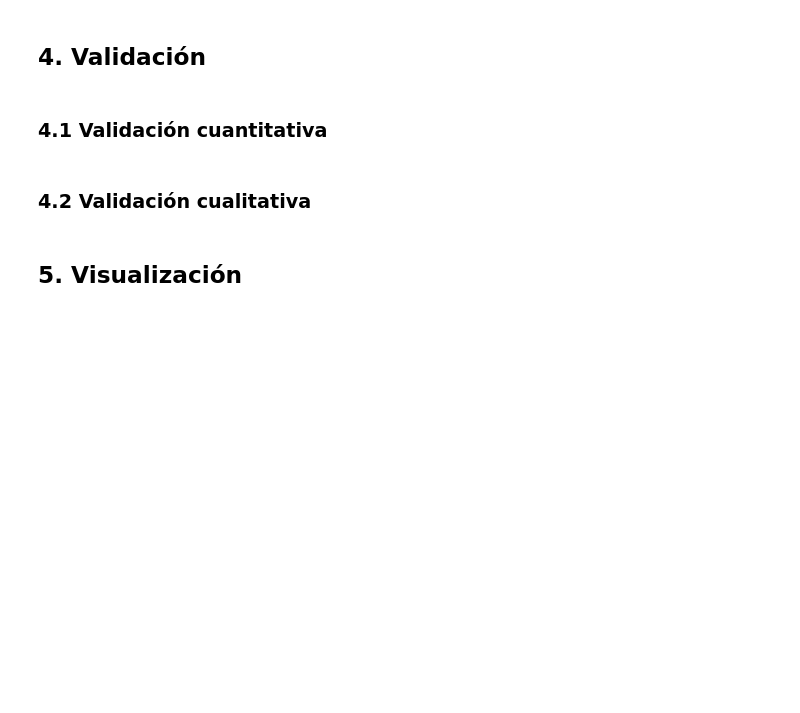
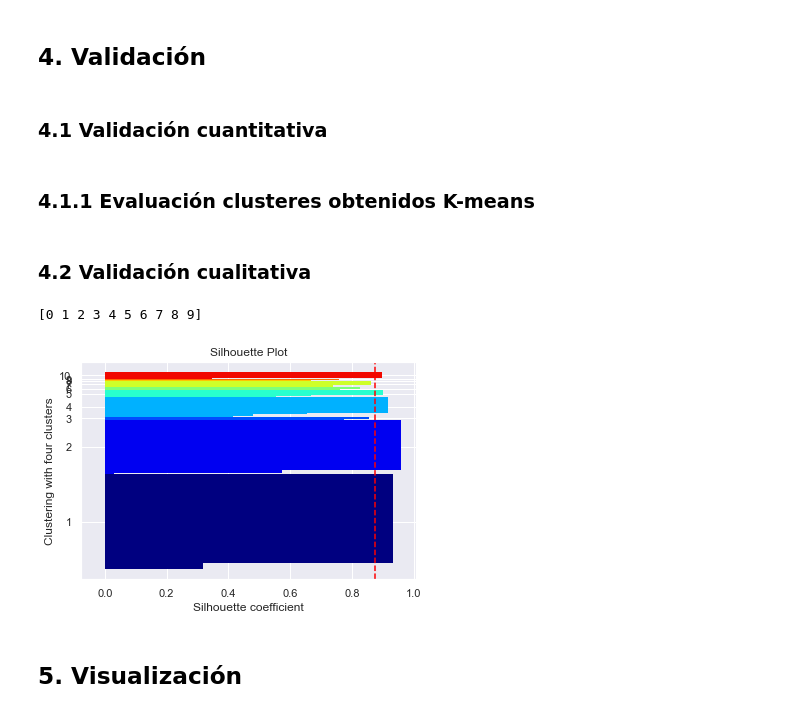
Before and after one commit to jjosorioc/ISIS3301-lab01-clustering, a Jupyter notebook: lab1.ipynb, the cells around one changed output. Saved outputs shown, nothing was run; the diff lists cells and outputs as text; code cells hidden in the pictures; blank space fills up the shorter version.

```diff
--- a/lab1.ipynb
+++ b/lab1.ipynb
@@ -527,5 +604,7 @@ El valor óptimo de epsilon es: 1.0
 ## 4. Validación
 # %% [markdown]
 ### 4.1 Validación cuantitativa
+# %% [markdown]
+### 4.1.1 Evaluación clusteres obtenidos K-means
 # %% [markdown]
 ### 4.2 Validación cualitativa
@@ -532,2 +663,10 @@ El valor óptimo de epsilon es: 1.0
+# %%
+# Esta función puede tardar varios minutos
+plot_silhouette(data = df_bicialpes[selected_cols],
+                labels = kmeans2.labels_,
+                ylabel = 'Clustering with four clusters')
+# %% [output]
+[0 1 2 3 4 5 6 7 8 9]
+[figure, added]
 # %% [markdown]
 ## 5. Visualización
```
Also changed, not shown: parts of 22 cells of this notebook.
